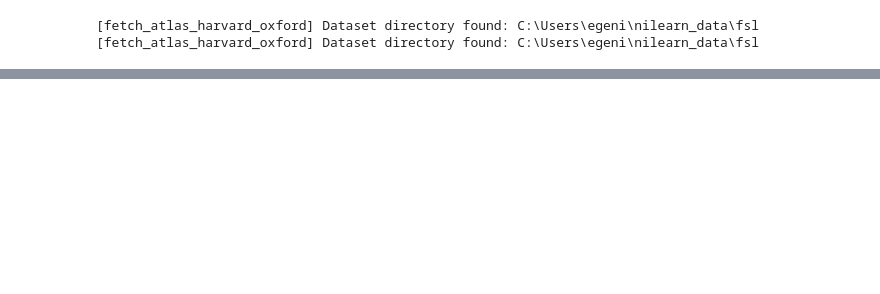
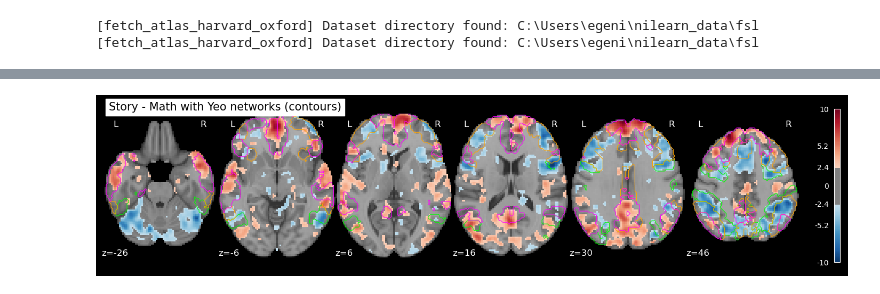
Before and after one commit to egenilloud/NX421_project1, a Jupyter notebook: scripts/02_GLM.ipynb, the cells around one changed output, grey strips where cells are left out. Cells and saved outputs as stored; diff of their text form; code cells hidden in the pictures; blank space fills up the shorter version.

```diff
--- a/scripts/GLM.ipynb
+++ b/scripts/02_GLM.ipynb
@@ -393,0 +402,20 @@ display(main.sort_values("Cluster Size (mm3)", ascending=False).head(20))
+# %%
+# Significant voxels per Harvard-Oxford cortical region (not only at the peaks)
+ho_img = resample_to_img(load_img(ho_cort.maps), clean_map, interpolation="nearest")
+ho_data = ho_img.get_fdata().round().astype(int)
+z_data = clean_map.get_fdata()
+
+rows = []
+for label, name in enumerate(ho_cort.labels):
+    if label == 0:
+        continue                                   # skip "Background"
+    region = ho_data == label
+    n = int(region.sum())
+    rows.append({"Region": name,
+                 "story > math (% of region)": 100 * ((z_data > 0) & region).sum() / n,
+                 "math > story (% of region)": 100 * ((z_data < 0) & region).sum() / n})
+regions = pd.DataFrame(rows).round(1)
+
+for col in ["story > math (% of region)", "math > story (% of region)"]:
+    print(col)
+    display(regions.sort_values(col, ascending=False).head(8)[["Region", col]])
@@ -493,0 +445,58 @@ Drift versus drift have zero correlation (expected).
+# %%
+yeo_names = ["Visual", "Somatomotor", "Dorsal attention", "Ventral attention",
+             "Limbic", "Frontoparietal control", "Default mode"]
+
+# Create a map where every voxel holds its network number (1..7, 0 = outside)
+atlas_dir = Path("../data/atlases")
+atlas_dir.mkdir(parents=True, exist_ok=True)
+yeo_path = atlas_dir / "Yeo2011_7Networks_LiberalMask.nii.gz"
+yeo_url = ("https://www.freesurfer.net/pub/dist/freesurfer/tutorial_versions_centos6/"
+           "freesurfer/average/Yeo_JNeurophysiol11_MNI152/"
+           "Yeo2011_7Networks_MNI152_FreeSurferConformed1mm_LiberalMask.nii.gz")
+
+yeo_img = load_img(yeo_path)
+# Stored as 4D with one volume -> make it 3D
+yeo_img = nib.Nifti1Image(np.squeeze(yeo_img.get_fdata()), yeo_img.affine)
+atlas_used = "Yeo 2011"
+
+
+# Same voxel grid as the contrast map
+yeo_img = resample_to_img(yeo_img, clean_map, interpolation="nearest")
+yeo_data = yeo_img.get_fdata().round().astype(int)
+
+# Keep only voxels inside the brain mask used by the GLM ---
+brain = resample_to_img(glm.masker_.mask_img_, clean_map,
+                        interpolation="nearest").get_fdata() > 0
+z_data = clean_map.get_fdata()                  # thresholded story - math map (0 = not significant)
+story_sig = (z_data > 0) & brain                # significant story > math voxels
+math_sig = (z_data < 0) & brain                 # significant math > story voxels
+
+# 2 percentages per network
+#   "% of network"  : share of the network's voxels that are significant
+#                     (how strongly the network is involved, not biased by network size)
+#   "% of contrast" : share of all significant voxels of one direction that fall in the network
+#                     (where the contrast lies, large networks naturally collect more voxels)
+rows = []
+for label, net in enumerate(yeo_names, start=1):
+    in_net = (yeo_data == label) & brain
+    n_net = int(in_net.sum())
+    n_story = int((story_sig & in_net).sum())
+    n_math = int((math_sig & in_net).sum())
+    rows.append({"Network": net,
+                 "Network voxels": n_net,
+                 "story > math (% of network)": 100 * n_story / n_net,
+                 "math > story (% of network)": 100 * n_math / n_net,
+                 "story > math (% of contrast)": 100 * n_story / story_sig.sum(),
+                 "math > story (% of contrast)": 100 * n_math / math_sig.sum()})
+overlap = pd.DataFrame(rows).round(1)
+display(overlap)
+
+# Figure : contrast map with network outlines
+display_ = plot_stat_map(clean_map, bg_img=background, display_mode="z",
+                         cut_coords=cuts, threshold=threshold,
+                         title="Story - Math with Yeo networks (contours)")
+for label, colour in [(3, "lime"), (6, "orange"), (7, "magenta")]:   # dorsal attention, frontoparietal, default mode
+    network_mask = math_img(f"img == {label}", img=yeo_img)
+    display_.add_contours(network_mask, levels=[0.5], colors=colour, linewidths=0.8)
+plt.show()
+# %% [output]
@@ -493,0 +511 @@ Drift versus drift have zero correlation (expected).
+[figure, added]
```
Also changed, not shown: parts of 16 cells of this notebook.
